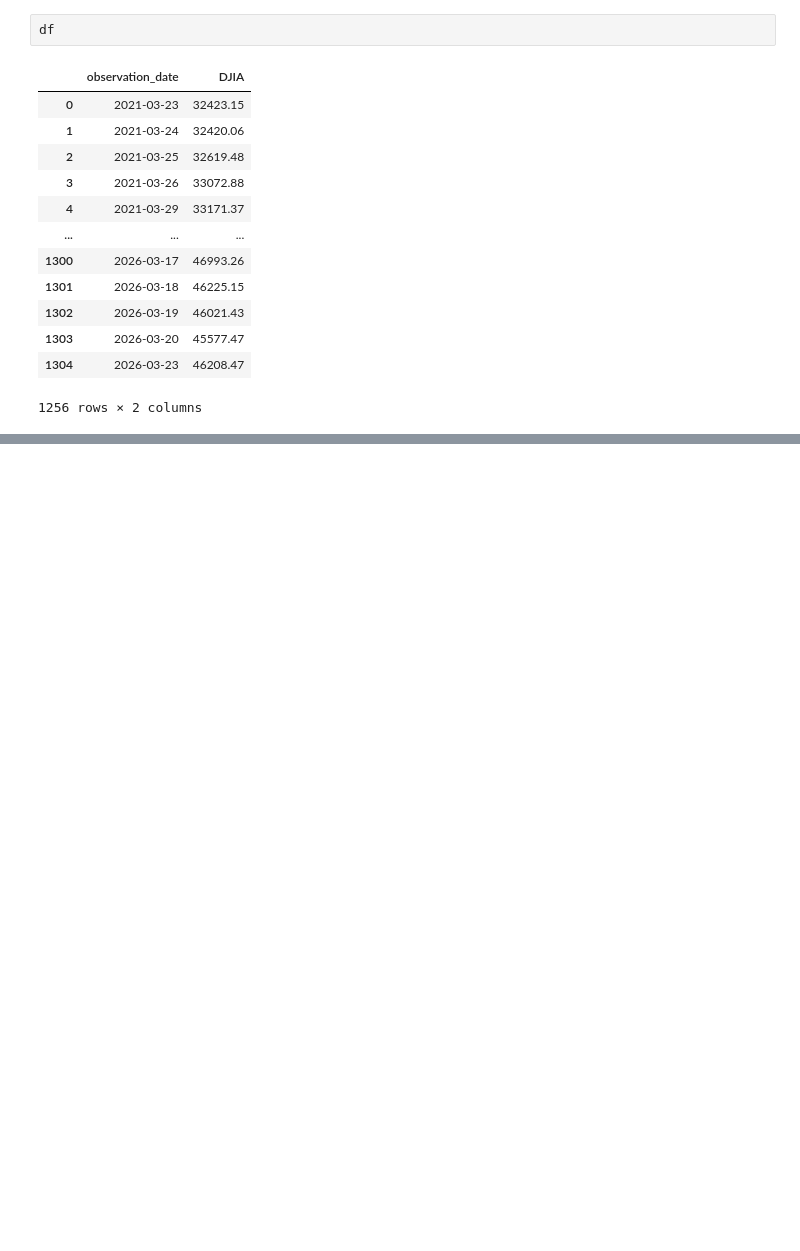
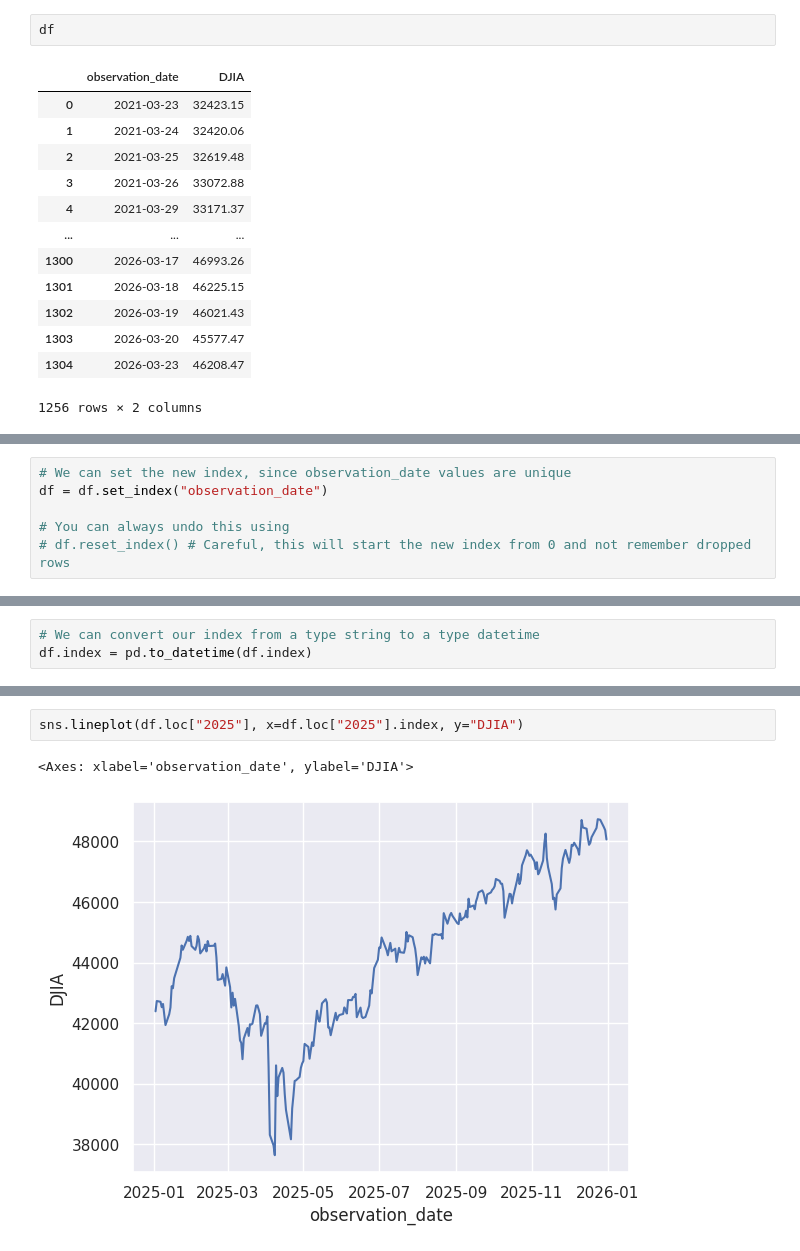
Before and after one commit to andredebuisne/data-analytics, a Jupyter notebook: DowJonesAnalysis.ipynb, the cells around one changed output, grey strips where cells are left out. Drawn from its saved outputs; the diff is of its cells as text; blank space fills up the shorter version.

Commit message:
Created the index

```diff
--- a/DowJonesAnalysis.ipynb
+++ b/DowJonesAnalysis.ipynb
@@ -111,0 +173,6 @@ df
+# %%
+# We can set the new index, since observation_date values are unique
+df = df.set_index("observation_date")
+
+# You can always undo this using
+# df.reset_index() # Careful, this will start the new index from 0 and not remember dropped rows
@@ -111,0 +198,3 @@ df
+# %%
+# We can convert our index from a type string to a type datetime
+df.index = pd.to_datetime(df.index)
@@ -111,0 +233,5 @@ df
+# %%
+sns.lineplot(df.loc["2025"], x=df.loc["2025"].index, y="DJIA")
+# %% [output]
+<Axes: xlabel='observation_date', ylabel='DJIA'>
+[figure, added]
```
Also changed, not shown: parts of 11 cells of this notebook.
